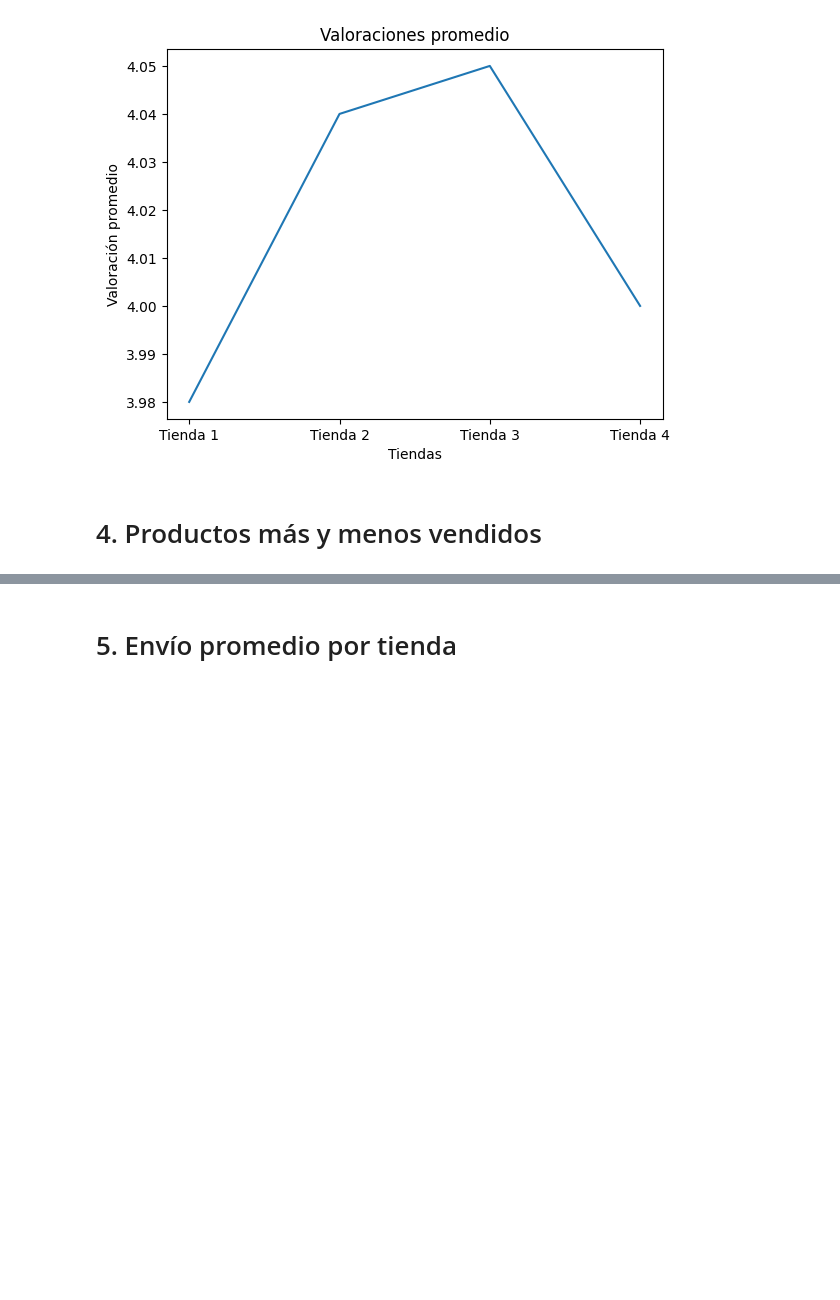
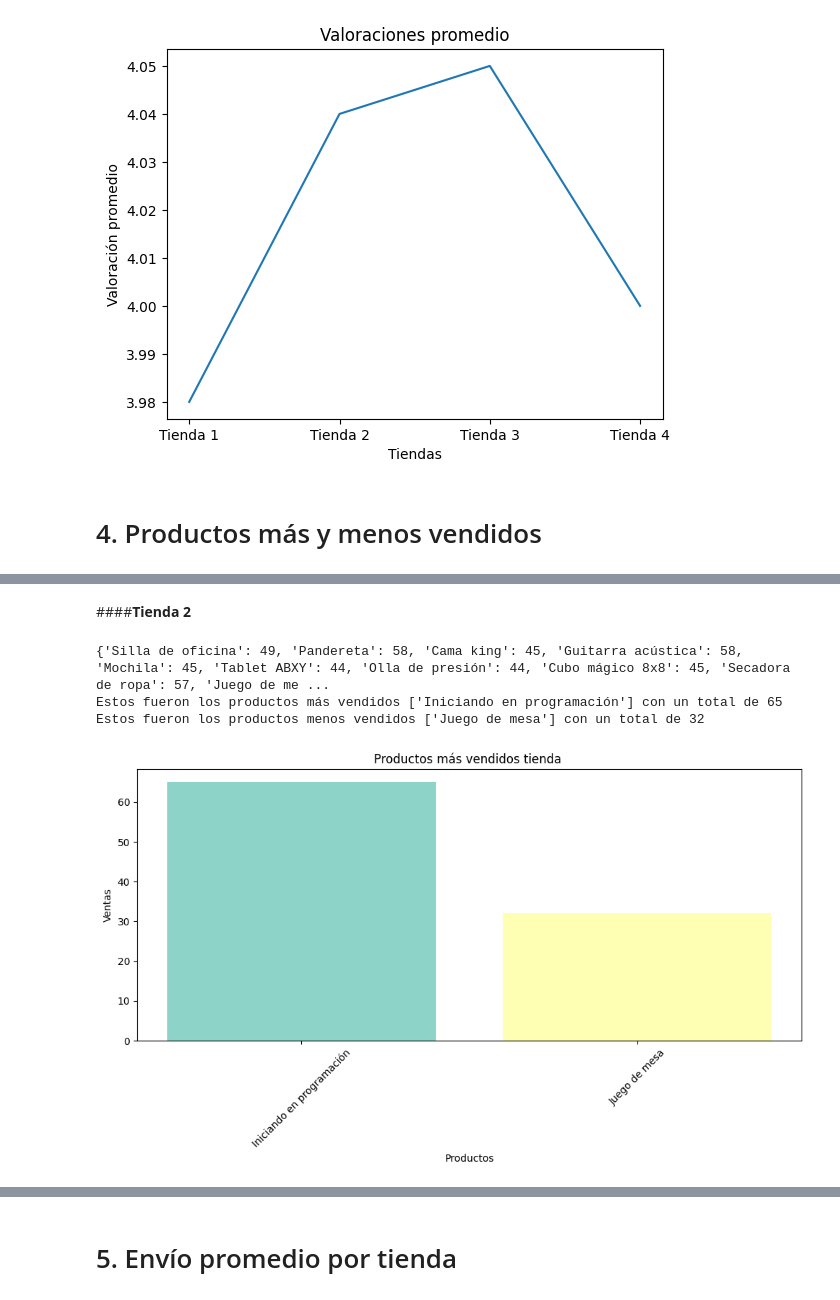
Before and after one commit to Julian-RR/Data-Science-challenge-1, a Jupyter notebook: AluraStoreLatam.ipynb, the cells around one changed output, grey strips where cells are left out. Drawn from its saved outputs; the diff is of its cells as text; code cells hidden in the pictures; blank space fills up the shorter version.

```diff
--- a/AluraStoreLatam.ipynb
+++ b/AluraStoreLatam.ipynb
@@ -417,0 +512,23 @@ plt.show()
+# %% [markdown]
+####**Tienda 2**
+# %%
+'''
+Producto más y menos vendido
+'''
+tienda2['Producto']
+conteo_productos2=conteo_producto(tienda2)
+print(conteo_productos2)
+
+productos2_mas_vendidos, numero2_max=maximo(conteo_productos2)
+print(f"Estos fueron los productos más vendidos {productos2_mas_vendidos} con un total de {numero2_max}")
+
+productos2_menos_vendidos,numero2_min=minimo(conteo_productos2)
+print(f"Estos fueron los productos menos vendidos {productos2_menos_vendidos} con un total de {numero2_min}")
+
+
+grafica_toma_listas(productos2_mas_vendidos,productos2_menos_vendidos,numero2_max,numero2_min)
+# %% [output]
+{'Silla de oficina': 49, 'Pandereta': 58, 'Cama king': 45, 'Guitarra acústica': 58, 'Mochila': 45, 'Tablet ABXY': 44, 'Olla de presión': 44, 'Cubo mágico 8x8': 45, 'Secadora de ropa': 57, 'Juego de me ...
+Estos fueron los productos más vendidos ['Iniciando en programación'] con un total de 65
+Estos fueron los productos menos vendidos ['Juego de mesa'] con un total de 32
+[figure, added]
```
Also changed, not shown: parts of 13 cells of this notebook.
